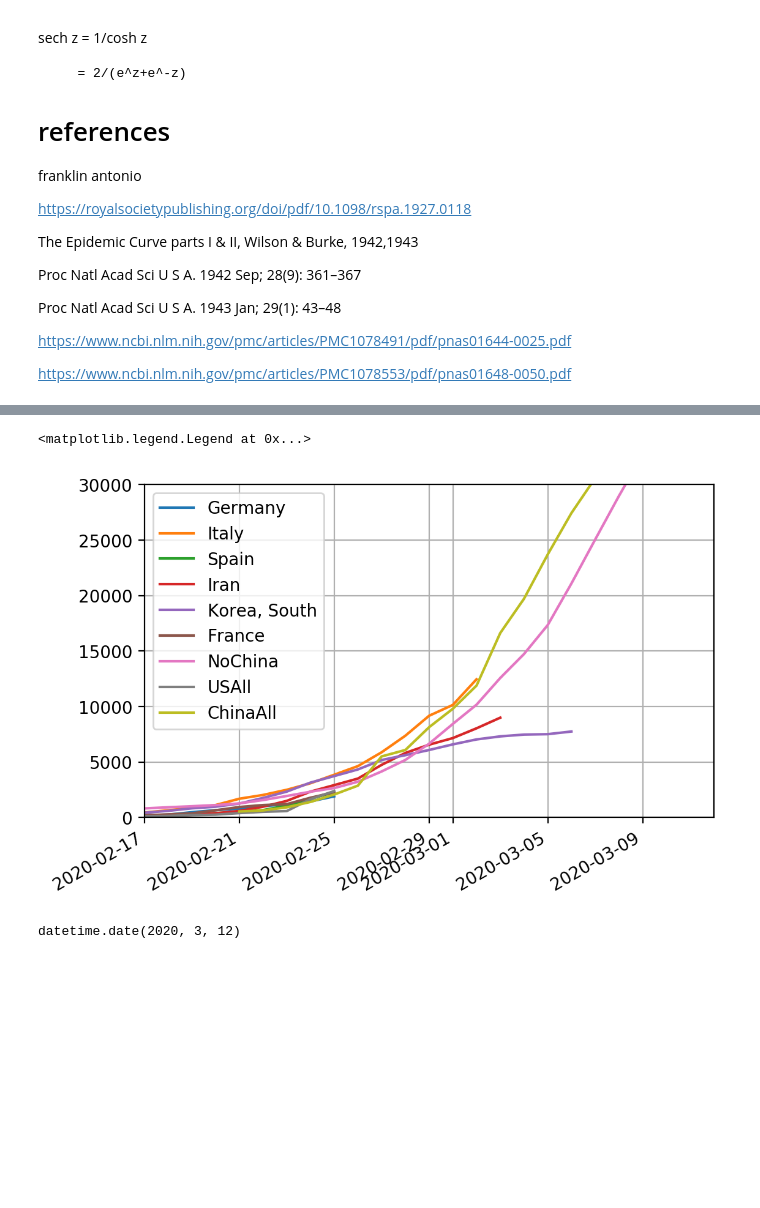
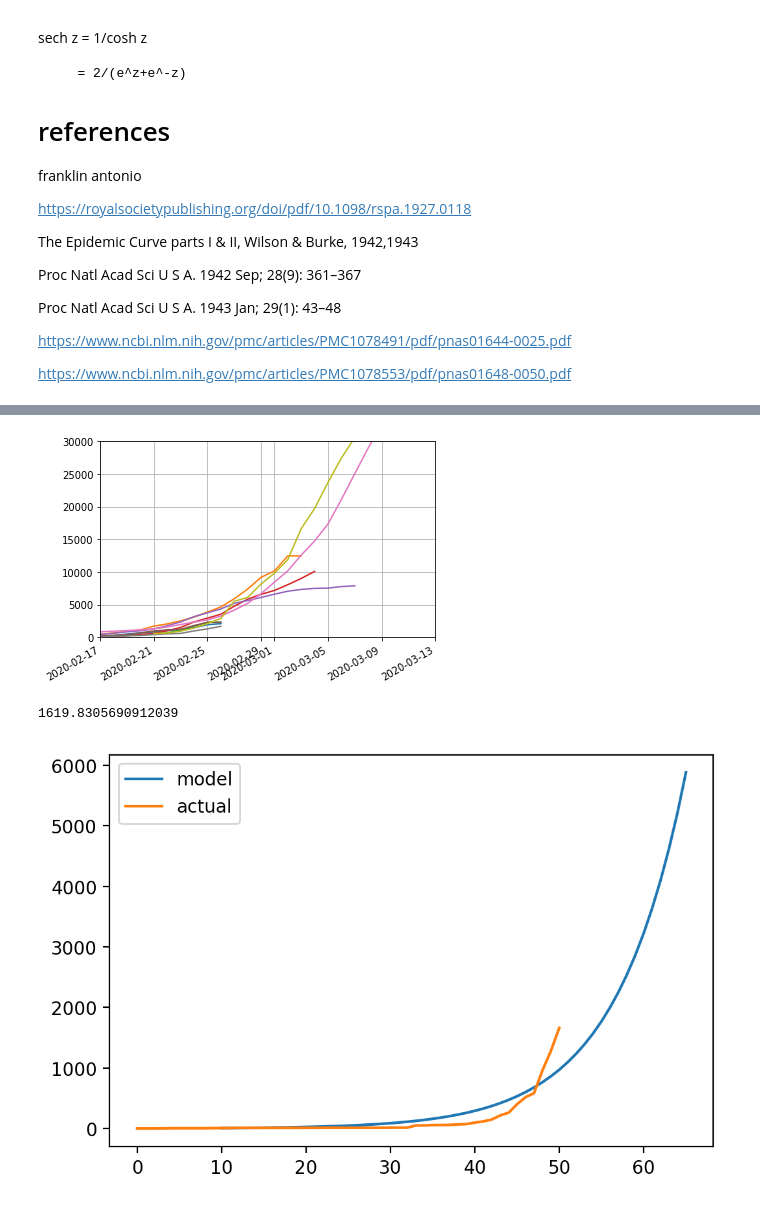
Before and after one commit to raysalem/sars-cov-19, a Jupyter notebook: cov-19.ipynb, the cells around one changed output, grey strips where cells are left out. Cells and saved outputs as stored; diff of their text form; code cells hidden in the pictures; blank space fills up the shorter version.

```diff
--- a/cov-19.ipynb
+++ b/cov-19.ipynb
@@ -376,13 +380,31 @@ ax.set_ylim(0, 30000)
 ax.set_xlim(datetime.date(2020, 2, 17), datetime.date.today())
 
 fig.autofmt_xdate()
-
-plt.legend()
 # %% [output]
-<matplotlib.legend.Legend at 0x...>
-[figure, old version]
+[figure, new version]
-# %%
-datetime.date(2020, 2, 4)
-datetime.date.today()
-# %% [output]
-datetime.date(2020, 3, 12)
+# %%
+# assuming a groth rate of 10%
+#where will the us be
+#start date
+rate      = .12
+startDate ="2/1/20"
+ctr       = "US"
+TN        = 15     # number of intervals after today
+N  = sp.size(data.columns)
+Y0 = data[startDate][ctr].sum()
+offset = [i for i in range(0,sp.size(data.columns)) if data.columns[i] ==startDate][0]
+Yt =Y0 * sp.exp(rate * np.arange(0,N-offset + TN))
+
+
+
+
+plt.plot(np.arange(offset,N+TN),Yt,label="model")
+plt.plot(data.loc[ctr].sum().values,label="actual")
+plt.legend()
+
+# using a growth rate of of 10%, assuming we are better then NoChina:1.14, given outlier of iran/italy
+#today us has 1200, by monday we will have
+1200 * np.exp(.1 * 3)
+# %% [output]
+1619.8305690912039
+[figure, added]
```
Also changed, not shown: parts of 9 cells of this notebook, 1 other file.
